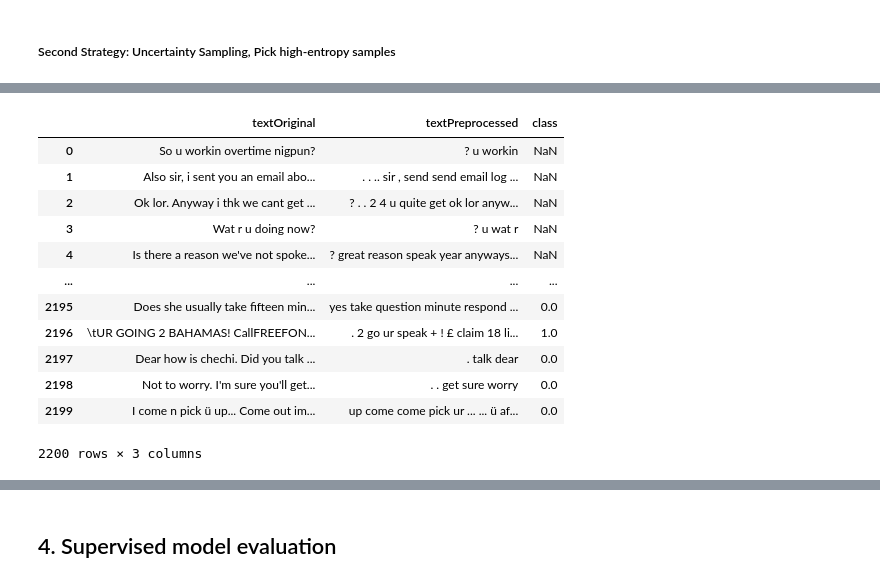
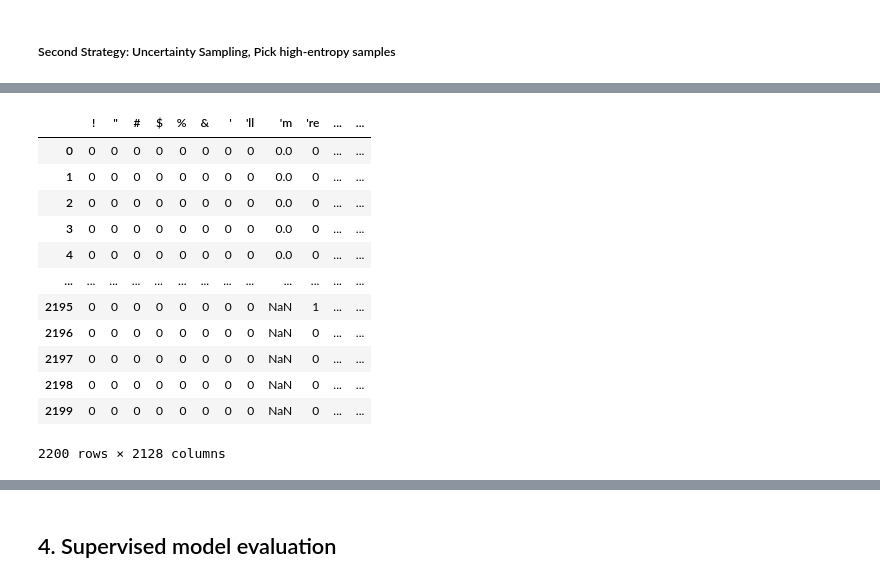
Before and after one commit to YubotKwng/Naive-Bayes-model-classifiying-spam-messages, a Jupyter notebook: COMP30027_2025_asst1_template.ipynb, the cells around one changed output, grey strips where cells are left out. Saved outputs shown, nothing was run; the diff lists cells and outputs as text; code cells hidden in the pictures.

Commit message:
log for postorier, R computing, separate train and matrix create into two functions, going to try embeded functions for posterior

```diff
--- a/COMP30027_2025_asst1_template.ipynb
+++ b/COMP30027_2025_asst1_template.ipynb
@@ -180,6 +172,18 @@ def train_model(data):
+# %%
+# the function to train original dataframe at once
+def train_model(count_df):
+
+    # Calculate prior probabilities
+    prior_prob = calc_prior(count_df)
+
+    # Calculate likelihoods
+    likelihood = word_likelihood_with_smoothing(count_df)
+
+    return prior_prob, likelihood
 # %%
 # train the model
-priors_prob, word_probs, vocabulary= train_model(df)
+vocabulary, count_df = create_matrix(df)
+priors_prob, word_probs = train_model(count_df)
 
 print("Priors:", priors_prob)
 print("likelihood:", word_probs)
@@ -621,14 +633,17 @@ Baseline likelihood: {'!': {0.0: 0.017187325047587056, 1.0: 0.024350472877486682
 ##### Second Strategy: Uncertainty Sampling, Pick high-entropy samples
 # %%
 # entropy computation
+from scipy.stats import entropy
+
 def compute_entropy_scores(unlabelled_data, posterior_function, prior, likelihood):
 
     posterior_probs = posterior_function(unlabelled_data, prior, likelihood)
 
     entropy_values = []
     for probs in posterior_probs:
-        entropy = -sum(p * np.log2(p) for p in probs.values() if p > 0)
-        entropy_values.append(entropy)
+        entropy_val = entropy(list(probs.values()), base=2)
+        entropy_values.append(entropy_val)
+
 
     return pd.Series(entropy_values, index=unlabelled_data.index)
 # %%
@@ -647,10 +678,10 @@ selected = select_high_entropy_samples(entropy_count, entropy_scores, k=200)
 # %%
 def merge_selected_with_labeled_data(
-    original_text_data, original_train_data,
-    selected_features, label_column='class'
+    original_train_data,
+    selected_entropy
 ):
     # Step 1: Extract matching rows from original_text_data
-    selected_text = original_text_data.loc[selected_features.index, ['textOriginal', 'textPreprocessed', label_column]]
+    #selected_text = original_text_data.loc[selected_features.index, ['textOriginal', 'textPreprocessed', 'class']]
 
     # Step 2: Extract labels
     # selected_labels = selected_text[label_column]
@@ -663,30 +694,31 @@ def merge_selected_with_labeled_data(
     #merged_features = pd.concat([original_train_data.drop(columns=[label_column]), selected_features_cleaned])
     #merged_labels = pd.concat([original_train_data[label_column], selected_labels])
     merged_text = pd.concat([
-        original_train_data[['textOriginal', 'textPreprocessed']],
-        selected_text
+        original_train_data,
+        selected_entropy
     ])
+    # Replace all NaN values with 0
+    merged_text = merged_text.fillna(0)
 
     return merged_text.reset_index(drop=True)
 # %%
 entropy_train_data = merge_selected_with_labeled_data(
-    original_text_data=unlabel_df,
-    original_train_data=df,
-    selected_features=selected
+    original_train_data=count_df,
+    selected_entropy=selected
 )
 
 entropy_train_data
 # %% [output]
-|  | textOriginal | textPreprocessed | class |
-| 0 | So u workin overtime nigpun? | ? u workin | NaN |
-| 1 | Also sir, i sent you an email abo... | . . .. sir , send send email log ... | NaN |
-| 2 | Ok lor. Anyway i thk we cant get ... | ? . . 2 4 u quite get ok lor anyw... | NaN |
-| 3 | Wat r u doing now? | ? u wat r | NaN |
-| 4 | Is there a reason we've not spoke... | ? great reason speak year anyways... | NaN |
-| ... | ... | ... | ... |
-| 2195 | Does she usually take fifteen min... | yes take question minute respond ... | 0.0 |
-| 2196 | \tUR GOING 2 BAHAMAS! CallFREEFON... | . 2 go ur speak + ! £ claim 18 li... | 1.0 |
-| 2197 | Dear how is chechi. Did you talk ... | . talk dear | 0.0 |
-| 2198 | Not to worry. I'm sure you'll get... | . . get sure worry | 0.0 |
-| 2199 | I come n pick ü up... Come out im... | up come come pick ur ... ... ü af... | 0.0 |
+|  | ! | " | # | $ | % | & | ' | 'll | 'm | 're | ... | ... |
+| 0 | 0 | 0 | 0 | 0 | 0 | 0 | 0 | 0 | 0.0 | 0 | ... | ... |
+| 1 | 0 | 0 | 0 | 0 | 0 | 0 | 0 | 0 | 0.0 | 0 | ... | ... |
+| 2 | 0 | 0 | 0 | 0 | 0 | 0 | 0 | 0 | 0.0 | 0 | ... | ... |
+| 3 | 0 | 0 | 0 | 0 | 0 | 0 | 0 | 0 | 0.0 | 0 | ... | ... |
+| 4 | 0 | 0 | 0 | 0 | 0 | 0 | 0 | 0 | 0.0 | 0 | ... | ... |
+| ... | ... | ... | ... | ... | ... | ... | ... | ... | ... | ... | ... | ... |
+| 2195 | 0 | 0 | 0 | 0 | 0 | 0 | 0 | 0 | NaN | 1 | ... | ... |
+| 2196 | 0 | 0 | 0 | 0 | 0 | 0 | 0 | 0 | NaN | 0 | ... | ... |
+| 2197 | 0 | 0 | 0 | 0 | 0 | 0 | 0 | 0 | NaN | 0 | ... | ... |
+| 2198 | 0 | 0 | 0 | 0 | 0 | 0 | 0 | 0 | NaN | 0 | ... | ... |
+| 2199 | 0 | 0 | 0 | 0 | 0 | 0 | 0 | 0 | NaN | 0 | ... | ... |
-2200 rows × 3 columns
+2200 rows × 2128 columns
```
Also changed, not shown: parts of 26 cells of this notebook.
